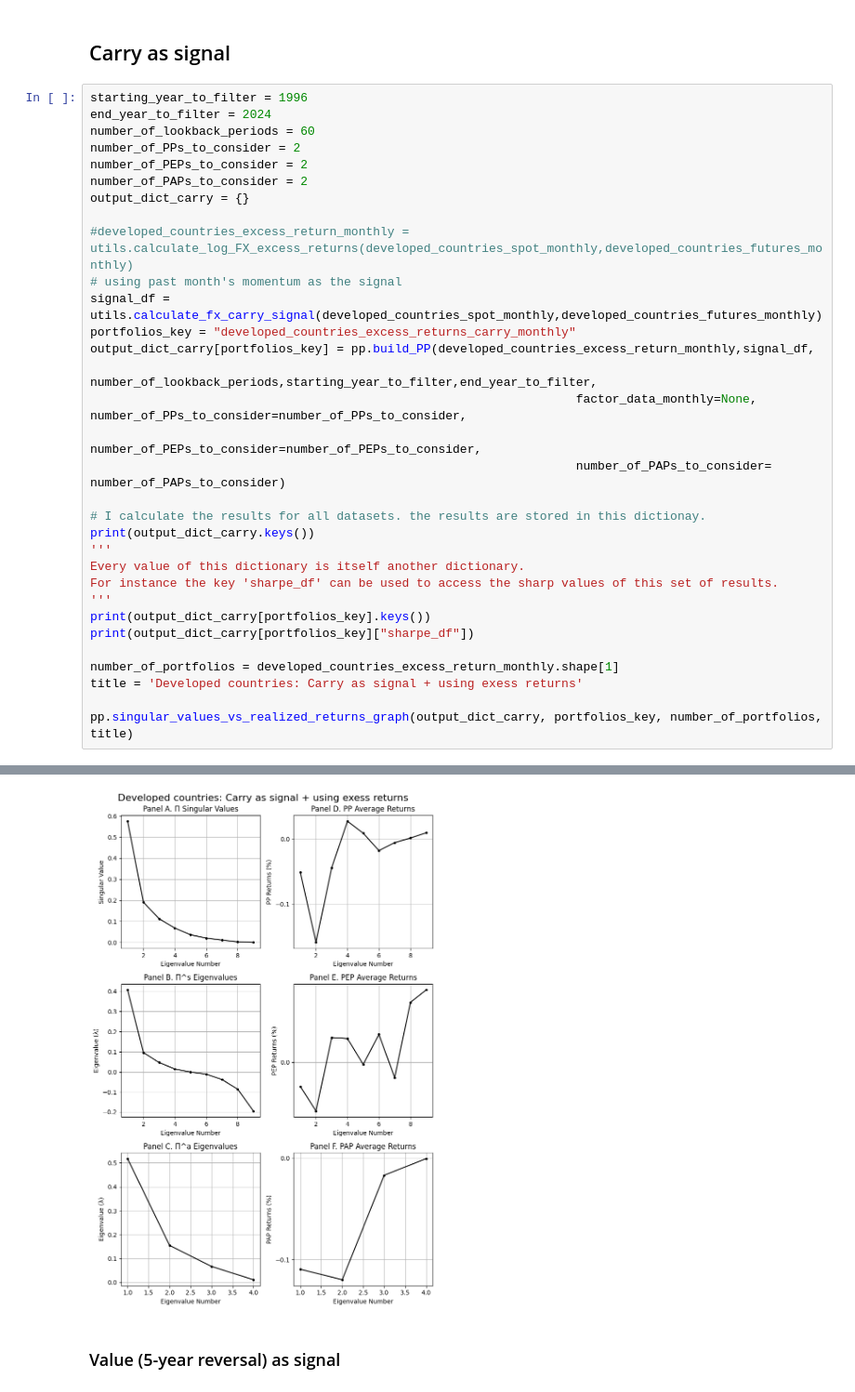
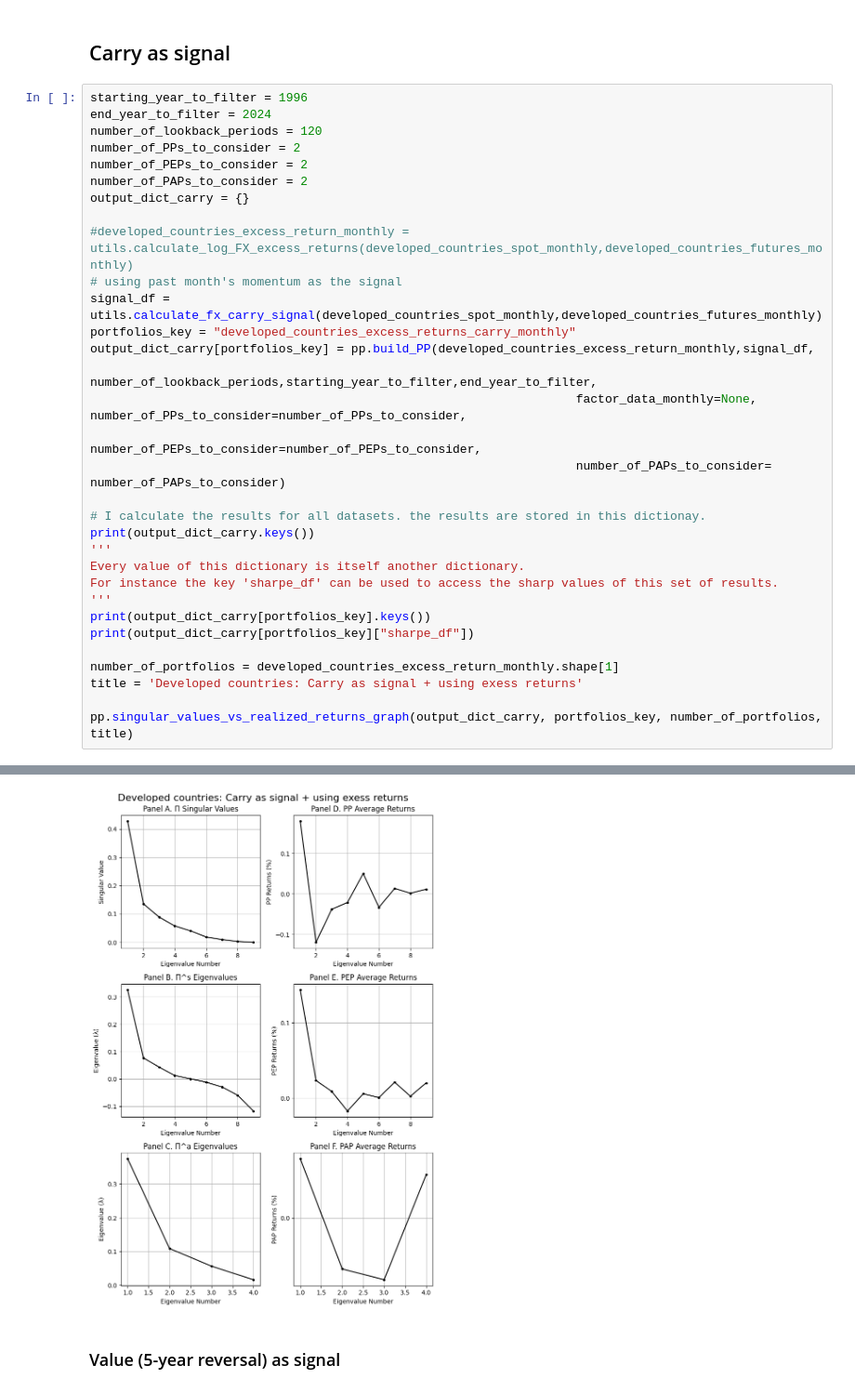
Before and after one commit to aminizadyar/Principal-Portfolios, a Jupyter notebook: PP_single_currency.ipynb, the cells around one changed output, grey strips where cells are left out. Shown at 93% size. Cells and saved outputs as stored; diff of their text form.

```diff
--- a/PP_single_currency.ipynb
+++ b/PP_single_currency.ipynb
@@ -77,7 +77,7 @@ dtype: float64
 # %%
 starting_year_to_filter = 1996
 end_year_to_filter = 2024
-number_of_lookback_periods = 60
+number_of_lookback_periods = 120
 number_of_PPs_to_consider = 2
 number_of_PEPs_to_consider = 2
 number_of_PAPs_to_consider = 2
@@ -126,5 +126,5 @@ PEP and PAP 1-n                  -0.270834
 dtype: float64
-[figure, old version]
+[figure, new version]
 # %% [markdown]
 ### Value (5-year reversal) as signal
 # %%
```
Also changed, not shown: parts of 3 cells of this notebook, 3 other files.
